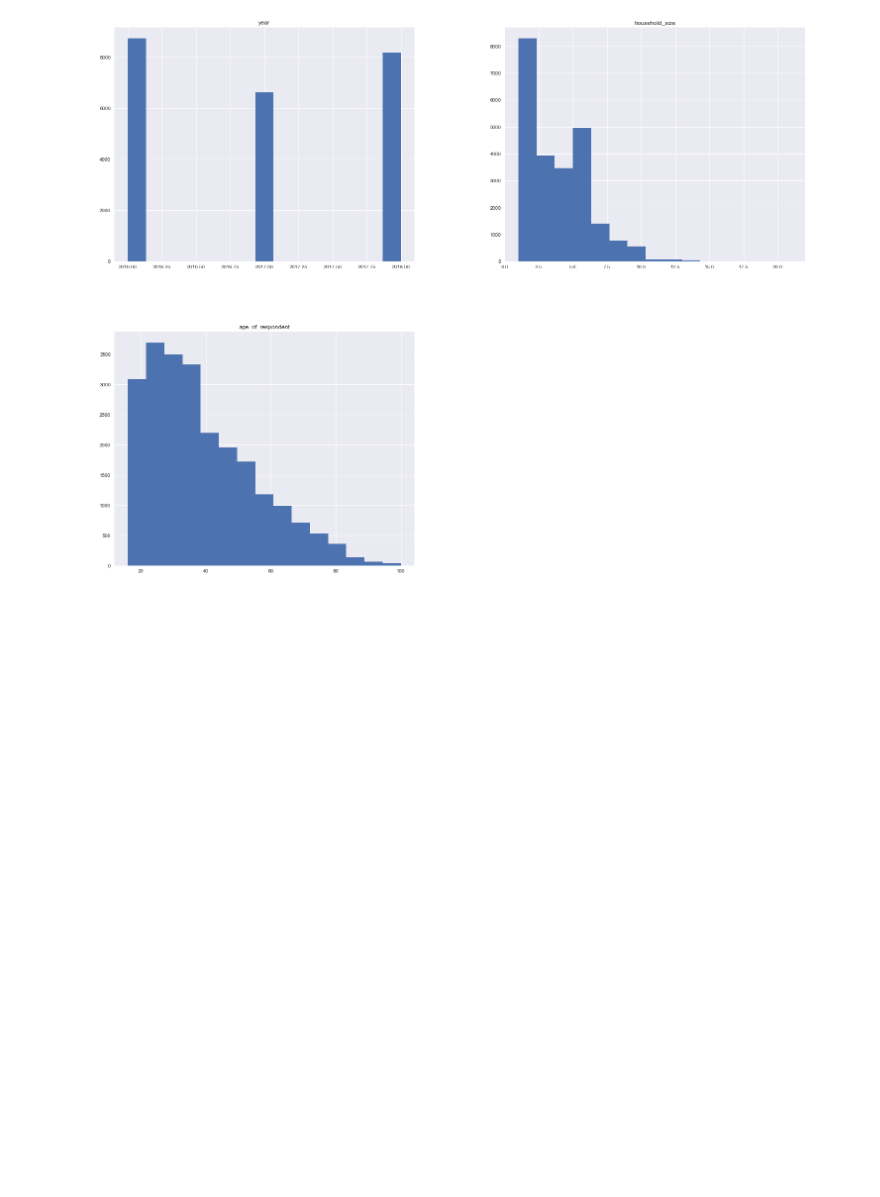
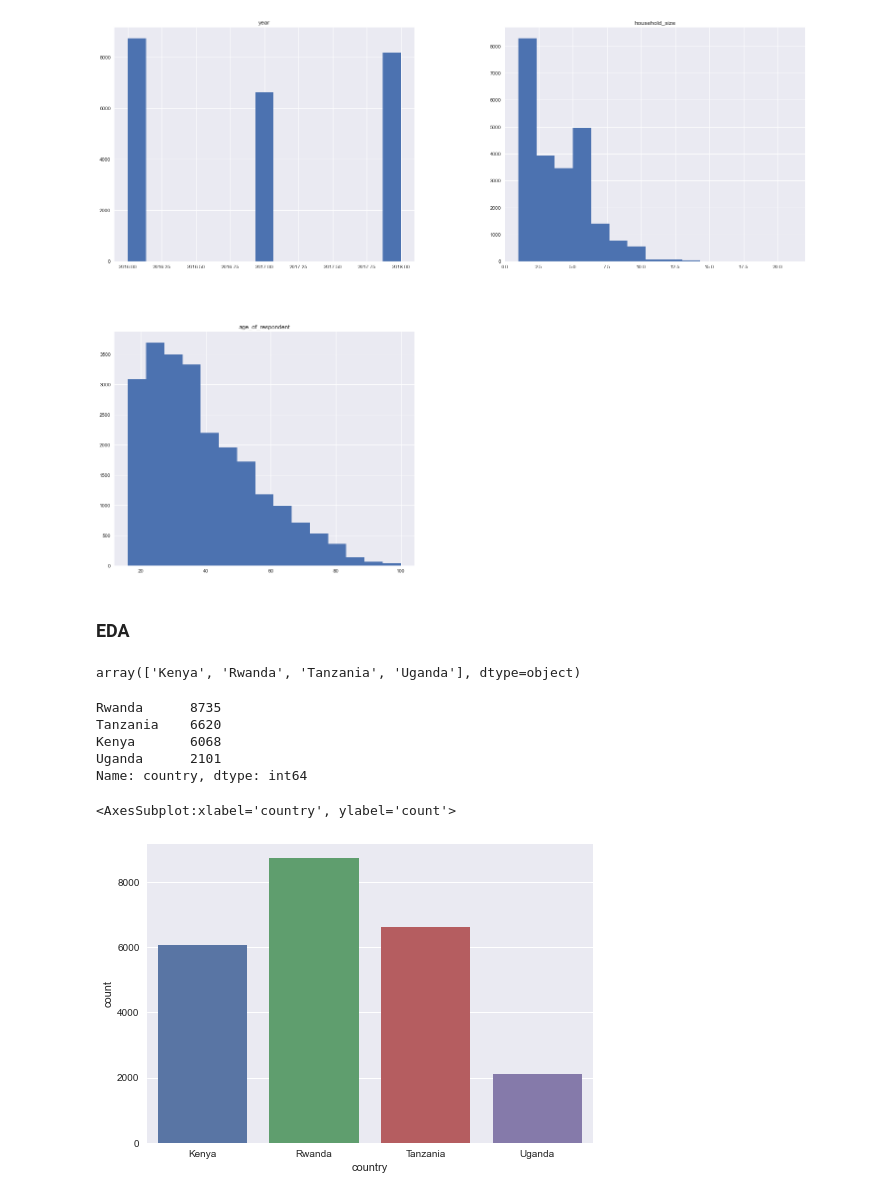
Before and after one commit to abideen-olawuwo/financial-inclusion, a Jupyter notebook: financial_inclusion.ipynb, the cells around one changed output. Drawn from its saved outputs; the diff is of its cells as text; code cells hidden in the pictures; blank space fills up the shorter version.

```diff
--- a/financial_inclusion.ipynb
+++ b/financial_inclusion.ipynb
@@ -112,3 +112,22 @@ array([[<AxesSubplot:title={'center':'year'}>,
        [<AxesSubplot:title={'center':'age_of_respondent'}>,
         <AxesSubplot:>]], dtype=object)
 [figure]
+# %% [markdown]
+### EDA
+# %%
+df_train['country'].unique()
+# %% [output]
+array(['Kenya', 'Rwanda', 'Tanzania', 'Uganda'], dtype=object)
+# %%
+df_train['country'].value_counts()
+# %% [output]
+Rwanda      8735
+Tanzania    6620
+Kenya       6068
+Uganda      2101
+Name: country, dtype: int64
+# %%
+sns.countplot(x="country", data=df_train)
+# %% [output]
+<AxesSubplot:xlabel='country', ylabel='count'>
+[figure, added]
```
Also changed, not shown: parts of 1 cell of this notebook.
